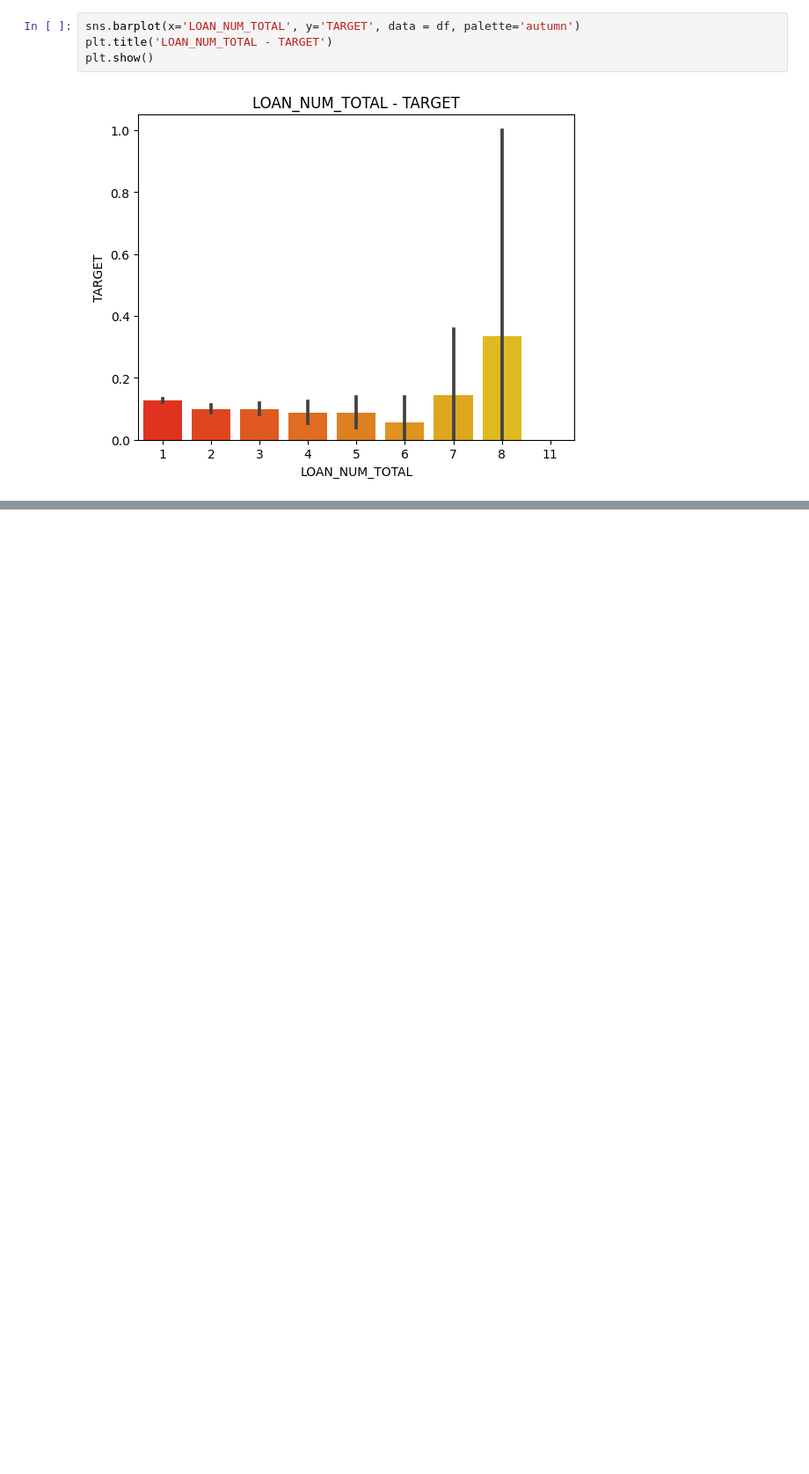
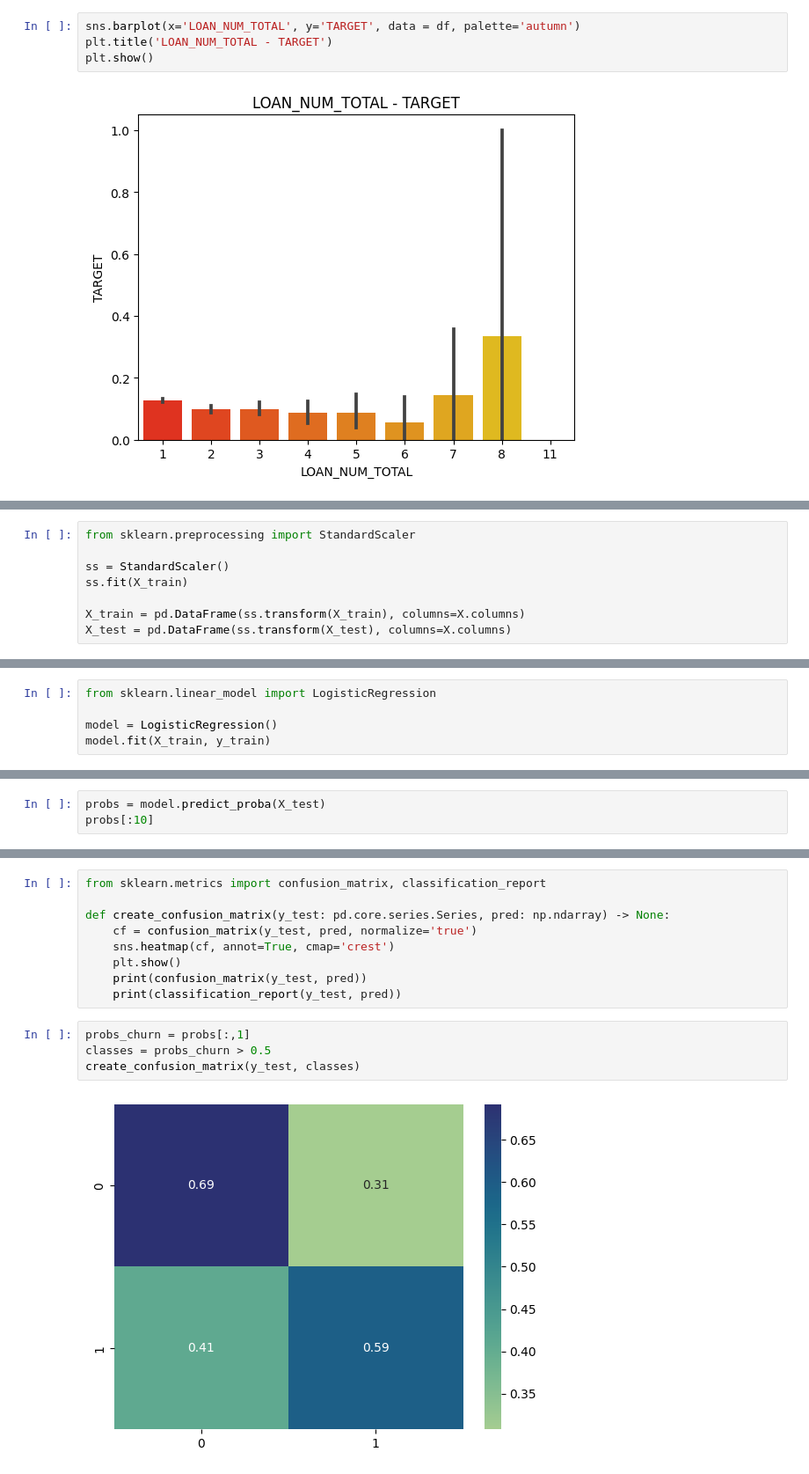
Before and after one commit to h4cktivist/hse-linear-models-final, a Jupyter notebook: eda.ipynb, the cells around one changed output, grey strips where cells are left out. Shown at 88% size. Saved outputs shown, nothing was run; the diff lists cells and outputs as text; blank space fills up the shorter version.

```diff
--- a/eda.ipynb
+++ b/eda.ipynb
@@ -306,0 +392,8 @@ plt.show()
+# %%
+from sklearn.preprocessing import StandardScaler
+
+ss = StandardScaler()
+ss.fit(X_train)
+
+X_train = pd.DataFrame(ss.transform(X_train), columns=X.columns)
+X_test = pd.DataFrame(ss.transform(X_test), columns=X.columns)
@@ -306,0 +416,5 @@ plt.show()
+# %%
+from sklearn.linear_model import LogisticRegression
+
+model = LogisticRegression()
+model.fit(X_train, y_train)
@@ -306,0 +423,3 @@ plt.show()
+# %%
+probs = model.predict_proba(X_test)
+probs[:10]
@@ -306,0 +437,15 @@ plt.show()
+# %%
+from sklearn.metrics import confusion_matrix, classification_report
+
+def create_confusion_matrix(y_test: pd.core.series.Series, pred: np.ndarray) -> None:
+    cf = confusion_matrix(y_test, pred, normalize='true')
+    sns.heatmap(cf, annot=True, cmap='crest')
+    plt.show()
+    print(confusion_matrix(y_test, pred))
+    print(classification_report(y_test, pred))
+# %%
+probs_churn = probs[:,1]
+classes = probs_churn > 0.5
+create_confusion_matrix(y_test, classes)
+# %% [output]
+[figure, added]
```
Also changed, not shown: parts of 31 cells of this notebook.
